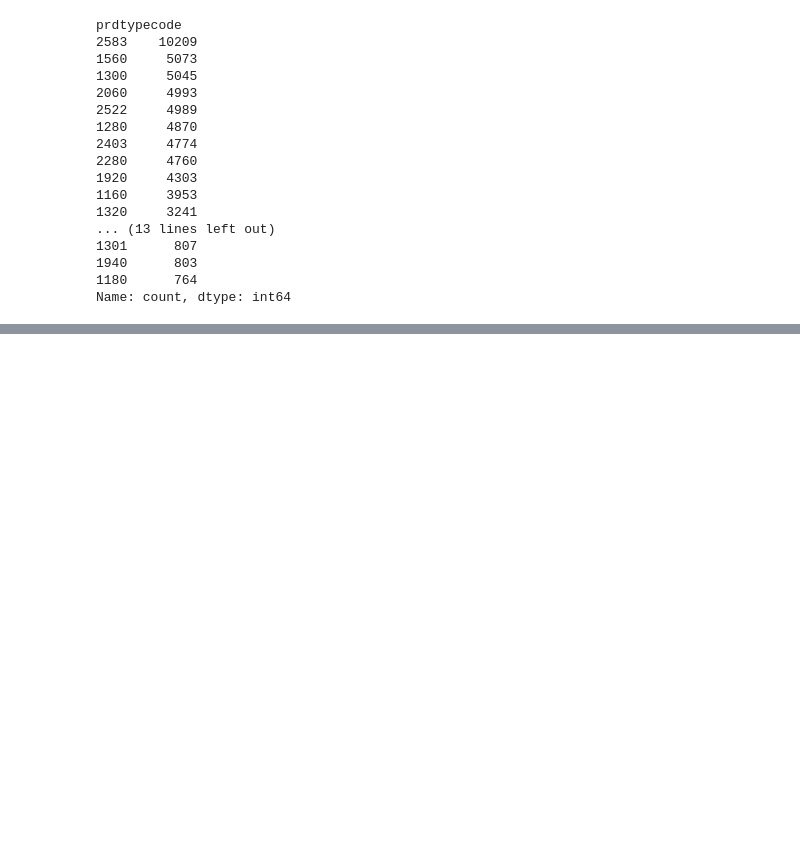
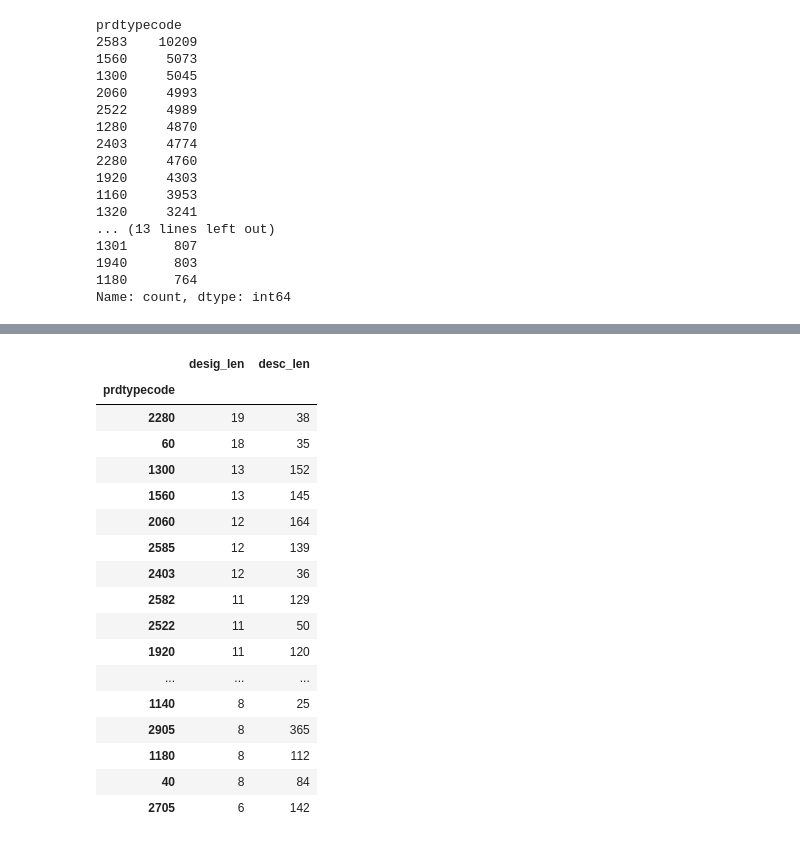
Before and after one commit to kameleeto/challenge_Rakuten, a Jupyter notebook: notebooks/1-exploration.ipynb, the cells around one changed output, grey strips where cells are left out. Cells and saved outputs as stored; diff of their text form; code cells hidden in the pictures; blank space fills up the shorter version.

```diff
--- a/notebooks/1-exploration.ipynb
+++ b/notebooks/1-exploration.ipynb
@@ -126,0 +151,11 @@ AttributeError: module 'matplotlib.pyplot' has no attribute 'barplot'
+# %%
+data = df.join(df_y, how="inner")
+
+quality = pd.DataFrame({
+    'dtype':       data.dtypes,
+    'non_null':    data.notna().sum(),
+    'null':        data.isna().sum(),
+    'null_%':      (data.isna().mean() * 100).round(1),
+    'n_unique':    data.nunique(),
+})
+quality
@@ -126,0 +208,24 @@ AttributeError: module 'matplotlib.pyplot' has no attribute 'barplot'
+# %%
+data['desig_len'] = data['designation'].str.split().str.len()
+data['desc_len']  = data['description'].str.split().str.len()
+
+data.groupby('prdtypecode')[['desig_len', 'desc_len']].mean().sort_values('desig_len', ascending=False).astype('int64')
+# %% [output]
+|  | desig_len | desc_len |
+| prdtypecode |  |  |
+| 2280 | 19 | 38 |
+| 60 | 18 | 35 |
+| 1300 | 13 | 152 |
+| 1560 | 13 | 145 |
+| 2060 | 12 | 164 |
+| 2585 | 12 | 139 |
+| 2403 | 12 | 36 |
+| 2582 | 11 | 129 |
+| 2522 | 11 | 50 |
+| 1920 | 11 | 120 |
+| ... | ... | ... |
+| 1140 | 8 | 25 |
+| 2905 | 8 | 365 |
+| 1180 | 8 | 112 |
+| 40 | 8 | 84 |
+| 2705 | 6 | 142 |
```
Also changed, not shown: parts of 13 cells of this notebook.
